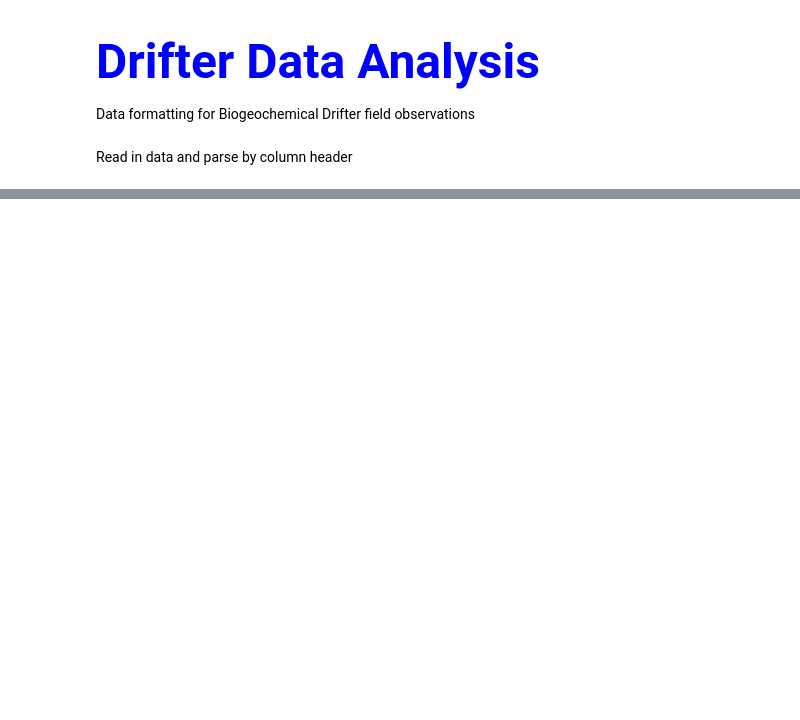
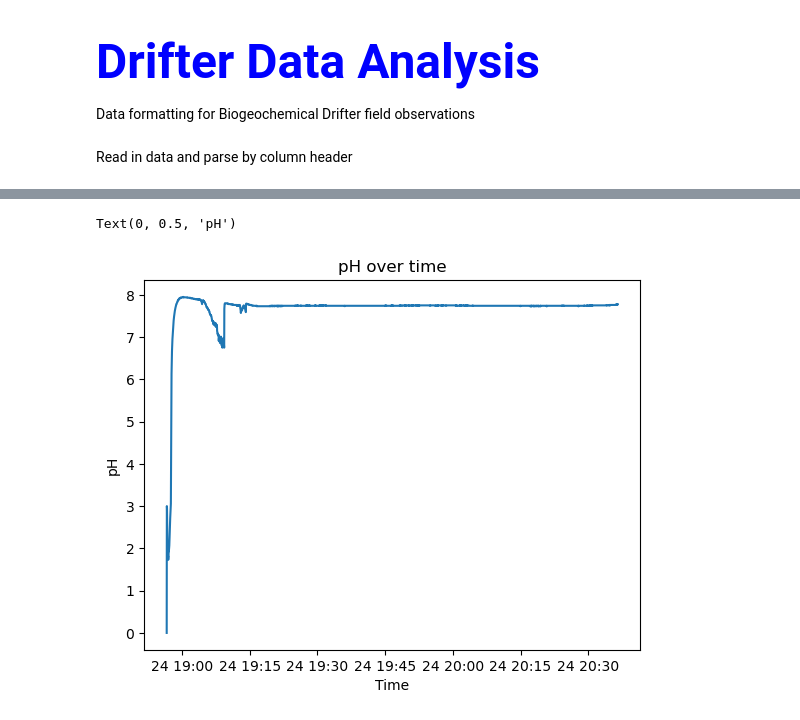
Before and after one commit to CodyAllen7/Biogeochemical-Drifter, a Jupyter notebook: Data_Analysis/Data_Analysis.ipynb, the cells around one changed output, grey strips where cells are left out. Saved outputs shown, nothing was run; the diff lists cells and outputs as text; code cells hidden in the pictures; blank space fills up the shorter version.

Commit message:
Updated Data Analysis code

```diff
--- a/Data_Analysis/Data_Analysis.ipynb
+++ b/Data_Analysis/Data_Analysis.ipynb
@@ -15,11 +15,11 @@ from cartopy.mpl.gridliner import LONGITUDE_FORMATTER, LATITUDE_FORMATTER
 # %% [markdown]
 Read in data and parse by column header
 # %%
-filename = '24050900_truncate'
+filename = '24102400'
 
 fullname = filename+'.csv'
 
-filepath = os.path.join('Data', fullname)
+filepath = os.path.join('D:', fullname)
 
 df = pd.read_csv(filepath, parse_dates = [[0, 1]], header = None)
 
@@ -84,29 +105,11 @@ plt.xlim((-77.865,-77.87))
 # %%
-time = data['time']
-ph = data['pH']
+time = df['time']
+ph = df['pH']
 
-plt.plot(time,ph, marker = o)
+plt.plot(time,ph)
 plt.title('pH over time')
 plt.xlabel('Time')
 plt.ylabel('pH')
-
-DO = data['DO (mg/L)']
-
-plt.plot(time,DO, marker = o)
-plt.title('DO over time')
-plt.xlabel('Time')
-plt.ylabel('DO (mg/L)')
-
-temp = data['Temperature (C)']
-
-plt.plot(time,temp, marker = o)
-plt.title('Temperature over time')
-plt.xlabel('Time')
-plt.ylabel('Temperature (C)')
-
-cond = data['Conductivity (uS/cm)')
-
-plt.plot(time,cond, marker = o)
-plt.title('Conductivity over time')
-plt.xlabel('Time')
-plt.ylabel('Conductivity (uS/cm)')
+# %% [output]
+Text(0, 0.5, 'pH')
+[figure, added]
```
Also changed, not shown: parts of 6 cells of this notebook.
